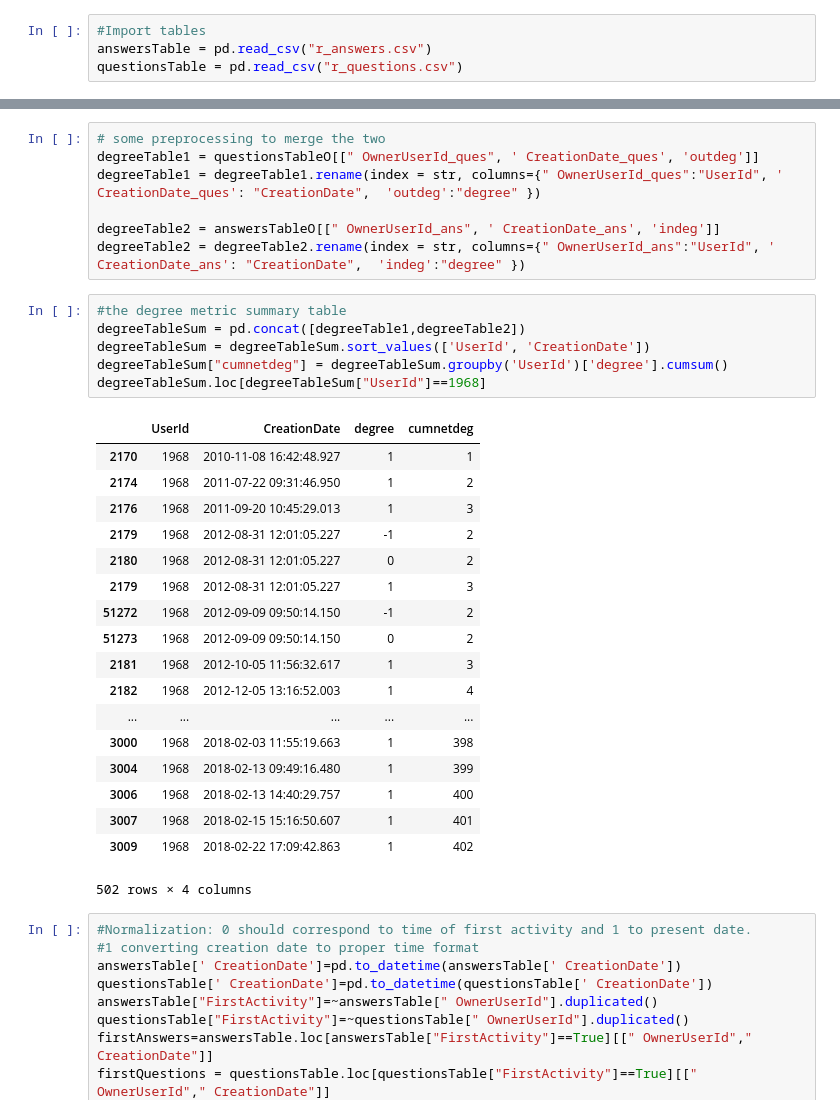
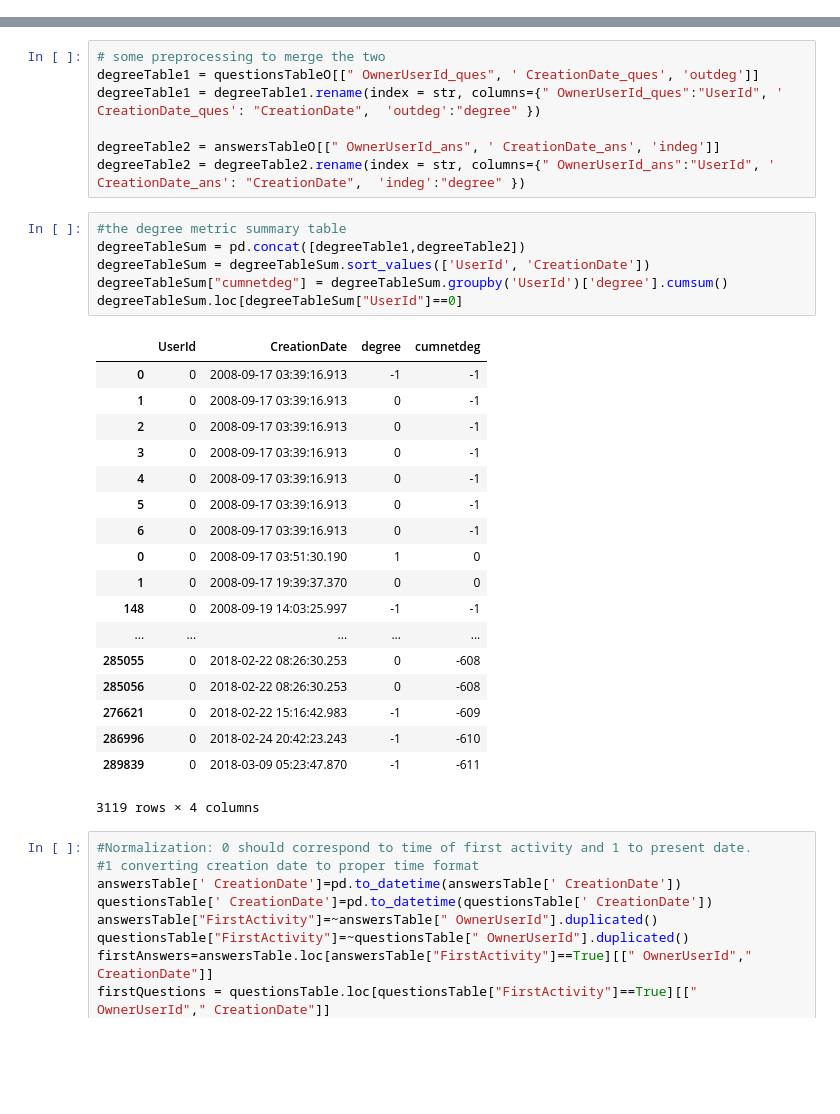
Before and after one commit to live-wire/overflow, a Jupyter notebook: Nirmal_Metric.ipynb, the cells around one changed output, grey strips where cells are left out. Cells and saved outputs as stored; diff of their text form; blank space fills up the shorter version.

```diff
--- a/Nirmal_Metric.ipynb
+++ b/Nirmal_Metric.ipynb
@@ -11,5 +11 @@ UsageError: unrecognized arguments: tables
-# %%
-#Import tables
-answersTable = pd.read_csv("r_answers.csv")
-questionsTable = pd.read_csv("r_questions.csv")
 # %%
@@ -75,28 +71,28 @@ degreeTable2 = degreeTable2.rename(index = str, columns={" OwnerUserId_ans":"Use
 # %%
 #the degree metric summary table
 degreeTableSum = pd.concat([degreeTable1,degreeTable2])
 degreeTableSum = degreeTableSum.sort_values(['UserId', 'CreationDate'])
 degreeTableSum["cumnetdeg"] = degreeTableSum.groupby('UserId')['degree'].cumsum()
-degreeTableSum.loc[degreeTableSum["UserId"]==1968]
+degreeTableSum.loc[degreeTableSum["UserId"]==0]
 # %% [output]
 |  | UserId | CreationDate | degree | cumnetdeg |
-| 2170 | 1968 | 2010-11-08 16:42:48.927 | 1 | 1 |
-| 2174 | 1968 | 2011-07-22 09:31:46.950 | 1 | 2 |
-| 2176 | 1968 | 2011-09-20 10:45:29.013 | 1 | 3 |
-| 2179 | 1968 | 2012-08-31 12:01:05.227 | -1 | 2 |
-| 2180 | 1968 | 2012-08-31 12:01:05.227 | 0 | 2 |
-| 2179 | 1968 | 2012-08-31 12:01:05.227 | 1 | 3 |
-| 51272 | 1968 | 2012-09-09 09:50:14.150 | -1 | 2 |
-| 51273 | 1968 | 2012-09-09 09:50:14.150 | 0 | 2 |
-| 2181 | 1968 | 2012-10-05 11:56:32.617 | 1 | 3 |
-| 2182 | 1968 | 2012-12-05 13:16:52.003 | 1 | 4 |
+| 0 | 0 | 2008-09-17 03:39:16.913 | -1 | -1 |
+| 1 | 0 | 2008-09-17 03:39:16.913 | 0 | -1 |
+| 2 | 0 | 2008-09-17 03:39:16.913 | 0 | -1 |
+| 3 | 0 | 2008-09-17 03:39:16.913 | 0 | -1 |
+| 4 | 0 | 2008-09-17 03:39:16.913 | 0 | -1 |
+| 5 | 0 | 2008-09-17 03:39:16.913 | 0 | -1 |
+| 6 | 0 | 2008-09-17 03:39:16.913 | 0 | -1 |
+| 0 | 0 | 2008-09-17 03:51:30.190 | 1 | 0 |
+| 1 | 0 | 2008-09-17 19:39:37.370 | 0 | 0 |
+| 148 | 0 | 2008-09-19 14:03:25.997 | -1 | -1 |
 | ... | ... | ... | ... | ... |
-| 3000 | 1968 | 2018-02-03 11:55:19.663 | 1 | 398 |
-| 3004 | 1968 | 2018-02-13 09:49:16.480 | 1 | 399 |
-| 3006 | 1968 | 2018-02-13 14:40:29.757 | 1 | 400 |
-| 3007 | 1968 | 2018-02-15 15:16:50.607 | 1 | 401 |
-| 3009 | 1968 | 2018-02-22 17:09:42.863 | 1 | 402 |
+| 285055 | 0 | 2018-02-22 08:26:30.253 | 0 | -608 |
+| 285056 | 0 | 2018-02-22 08:26:30.253 | 0 | -608 |
+| 276621 | 0 | 2018-02-22 15:16:42.983 | -1 | -609 |
+| 286996 | 0 | 2018-02-24 20:42:23.243 | -1 | -610 |
+| 289839 | 0 | 2018-03-09 05:23:47.870 | -1 | -611 |
-502 rows × 4 columns
+3119 rows × 4 columns
 # %%
 #Normalization: 0 should correspond to time of first activity and 1 to present date.
 #1 converting creation date to proper time format
```
Also changed, not shown: parts of 21 cells of this notebook.
